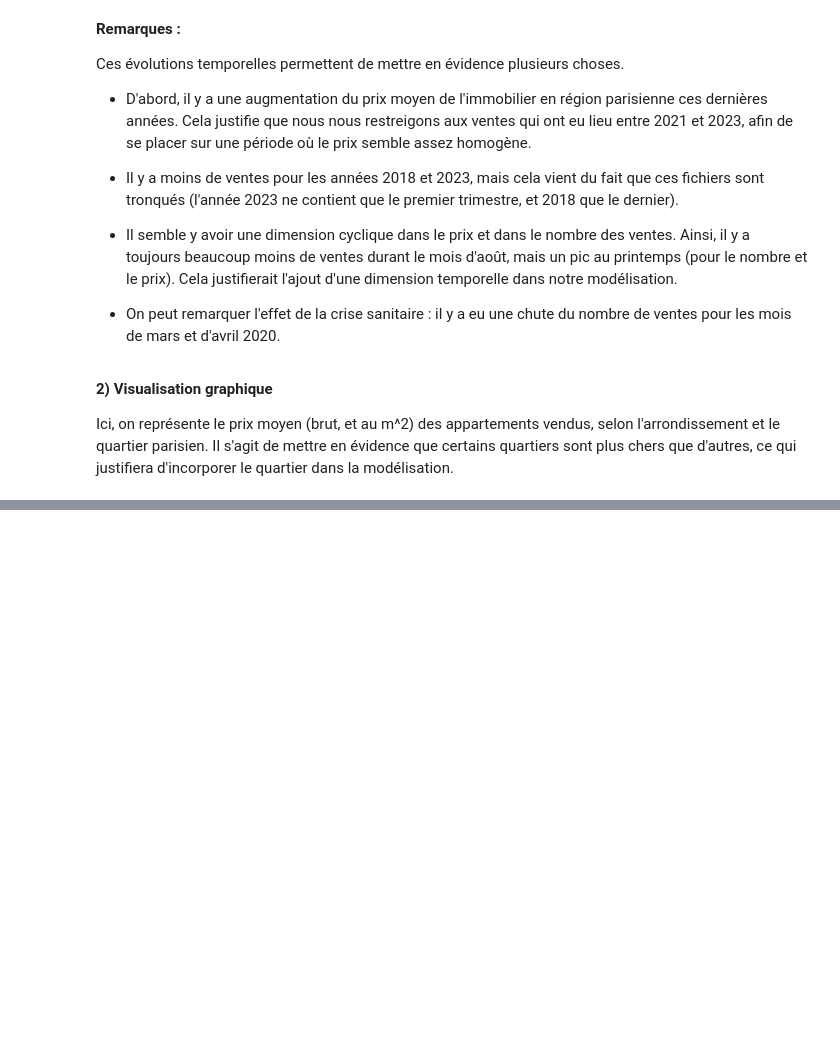
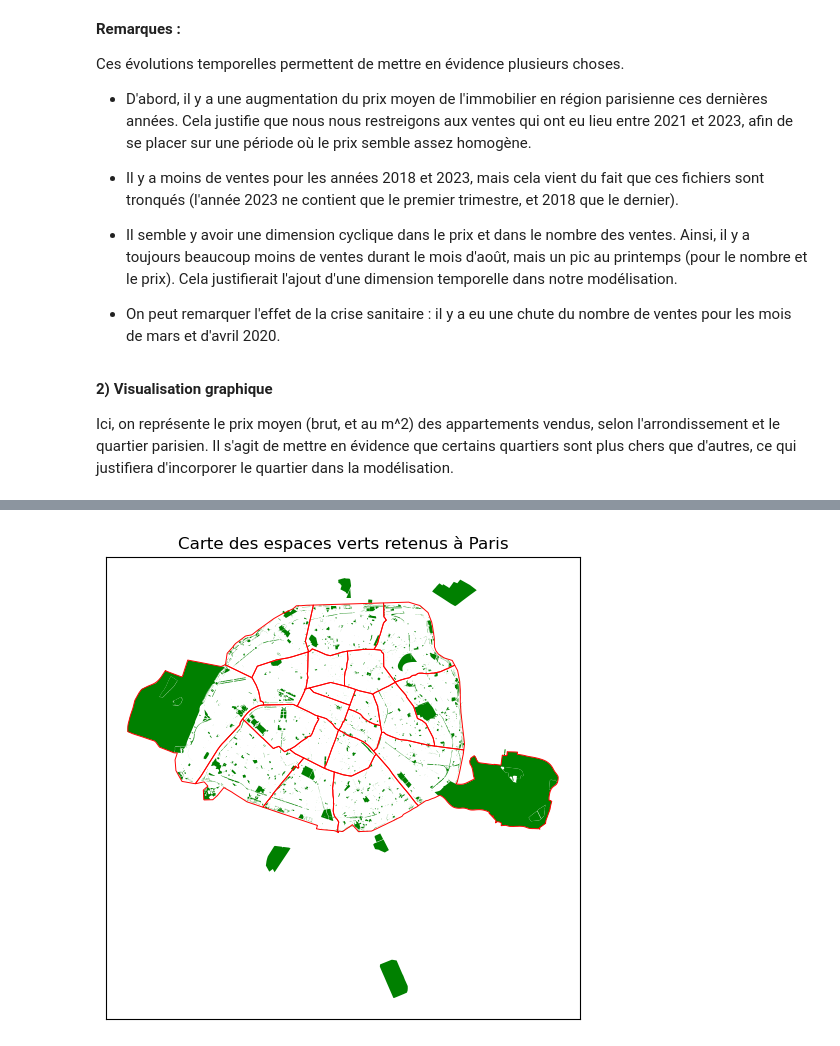
Before and after one commit to Fanny46/Projet-python-2A, a Jupyter notebook: RAPPORT_FIN.ipynb, the cells around one changed output, grey strips where cells are left out. Cells and saved outputs as stored; diff of their text form; code cells hidden in the pictures; blank space fills up the shorter version.

```diff
--- a/RAPPORT_FIN.ipynb
+++ b/RAPPORT_FIN.ipynb
@@ -517,0 +438,5 @@ NameError: name 'gpd' is not defined
+# %%
+"""Lecture du fichier des parcs"""
+emplacement_parcs = '3.0) Enrichissement données/Données/Espaces_verts_parisiens.geojson'
+df_espaces_verts_brut = gpd.read_file(emplacement_parcs, low_memory=False, index_col=0)
+df_espaces_verts_brut.head(2)
@@ -517,0 +448,16 @@ NameError: name 'gpd' is not defined
+# %%
+"""Visualisation des espaces verts sur une carte"""
+
+fig, ax = plt.subplots(figsize=(8, 6))
+
+base = paris_arrondissement.boundary.plot(ax=ax, edgecolor = "red", linewidth = 0.7)
+df_espaces_verts_brut.plot(ax=ax, color='green')
+
+plt.xticks([], [])
+plt.yticks([], [])
+
+plt.title('Carte des espaces verts retenus à Paris')
+
+plt.show()
+# %% [output]
+[figure, added]
```
Also changed, not shown: parts of 38 cells of this notebook, 5 other files.
